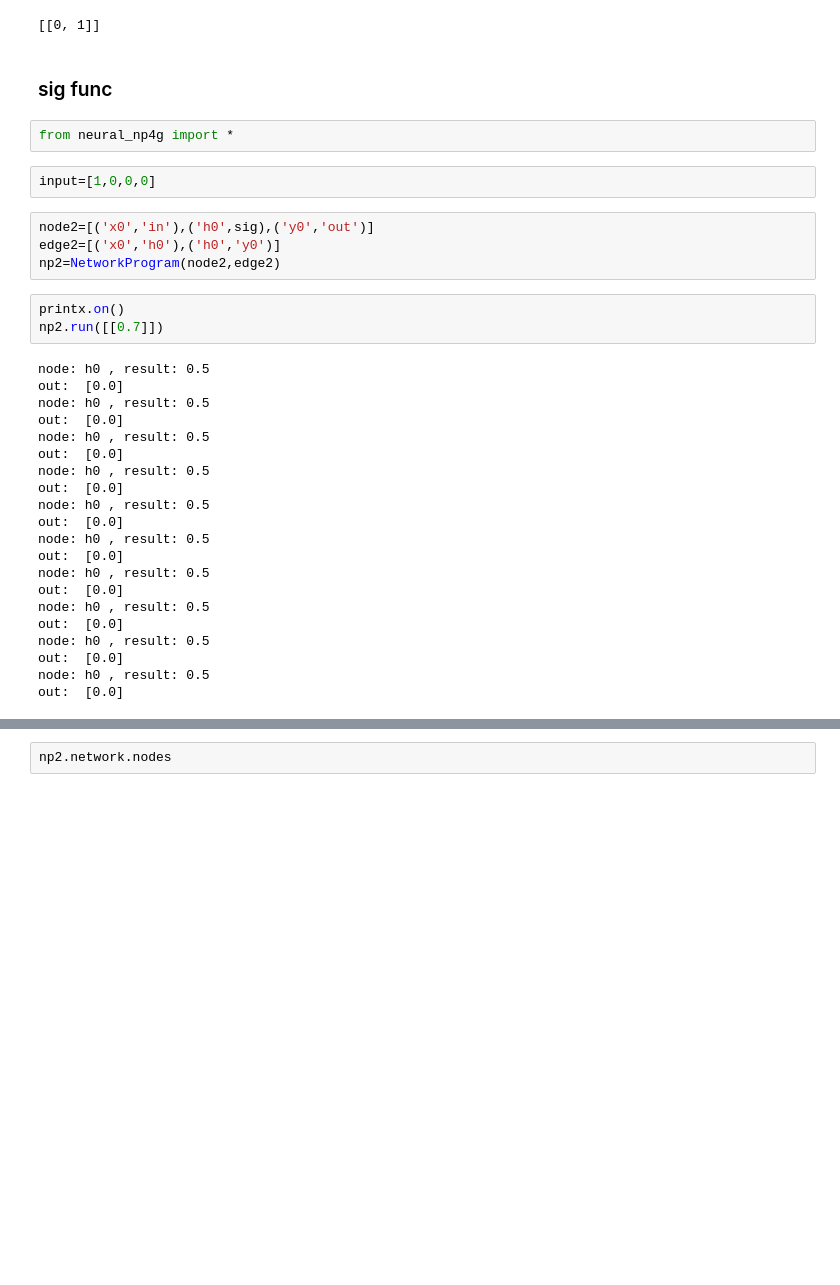
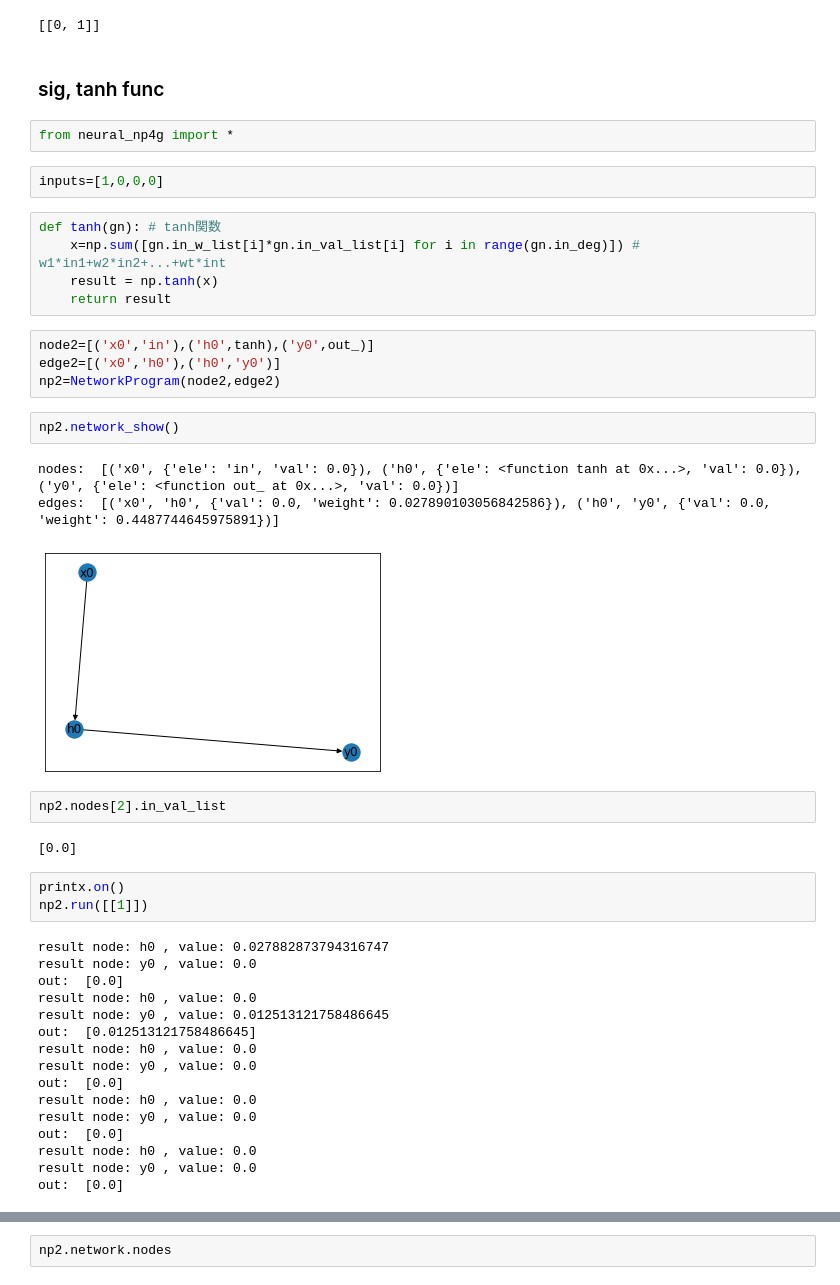
Before and after one commit to Amplil/neural-np4g, a Jupyter notebook: neural_np4g.ipynb, the cells around one changed output, grey strips where cells are left out. Cells and saved outputs as stored; diff of their text form; blank space fills up the shorter version.

```diff
--- a/neural_np4g.ipynb
+++ b/neural_np4g.ipynb
@@ -39,36 +39,46 @@ DiGraphNode(np1.network,0).in_ele_list
 # %% [output]
 [[0, 1]]
 # %% [markdown]
-### sig func
+### sig, tanh func
 # %%
 from neural_np4g import *
 # %%
-input=[1,0,0,0]
+inputs=[1,0,0,0]
+# %%
+def tanh(gn): # tanh関数
+    x=np.sum([gn.in_w_list[i]*gn.in_val_list[i] for i in range(gn.in_deg)]) # w1*in1+w2*in2+...+wt*int
+    result = np.tanh(x)
+    return result
 # %%
-node2=[('x0','in'),('h0',sig),('y0','out')]
+node2=[('x0','in'),('h0',tanh),('y0',out_)]
 edge2=[('x0','h0'),('h0','y0')]
 np2=NetworkProgram(node2,edge2)
+# %%
+np2.network_show()
+# %% [output]
+nodes:  [('x0', {'ele': 'in', 'val': 0.0}), ('h0', {'ele': <function tanh at 0x...>, 'val': 0.0}), ('y0', {'ele': <function out_ at 0x...>, 'val': 0.0})]
+edges:  [('x0', 'h0', {'val': 0.0, 'weight': 0.027890103056842586}), ('h0', 'y0', {'val': 0.0, 'weight': 0.4487744645975891})]
+[figure, added]
+# %%
+np2.nodes[2].in_val_list
+# %% [output]
+[0.0]
 # %%
 printx.on()
-np2.run([[0.7]])
+np2.run([[1]])
 # %% [output]
-node: h0 , result: 0.5
+result node: h0 , value: 0.027882873794316747
+result node: y0 , value: 0.0
 out:  [0.0]
-node: h0 , result: 0.5
+result node: h0 , value: 0.0
+result node: y0 , value: 0.012513121758486645
+out:  [0.012513121758486645]
+result node: h0 , value: 0.0
+result node: y0 , value: 0.0
 out:  [0.0]
-node: h0 , result: 0.5
+result node: h0 , value: 0.0
+result node: y0 , value: 0.0
 out:  [0.0]
-node: h0 , result: 0.5
+result node: h0 , value: 0.0
+result node: y0 , value: 0.0
 out:  [0.0]
-node: h0 , result: 0.5
-out:  [0.0]
-node: h0 , result: 0.5
-out:  [0.0]
-node: h0 , result: 0.5
-out:  [0.0]
-node: h0 , result: 0.5
-out:  [0.0]
-node: h0 , result: 0.5
-out:  [0.0]
-node: h0 , result: 0.5
-out:  [0.0]
```
Also changed, not shown: parts of 5 cells of this notebook, 1 other file.
